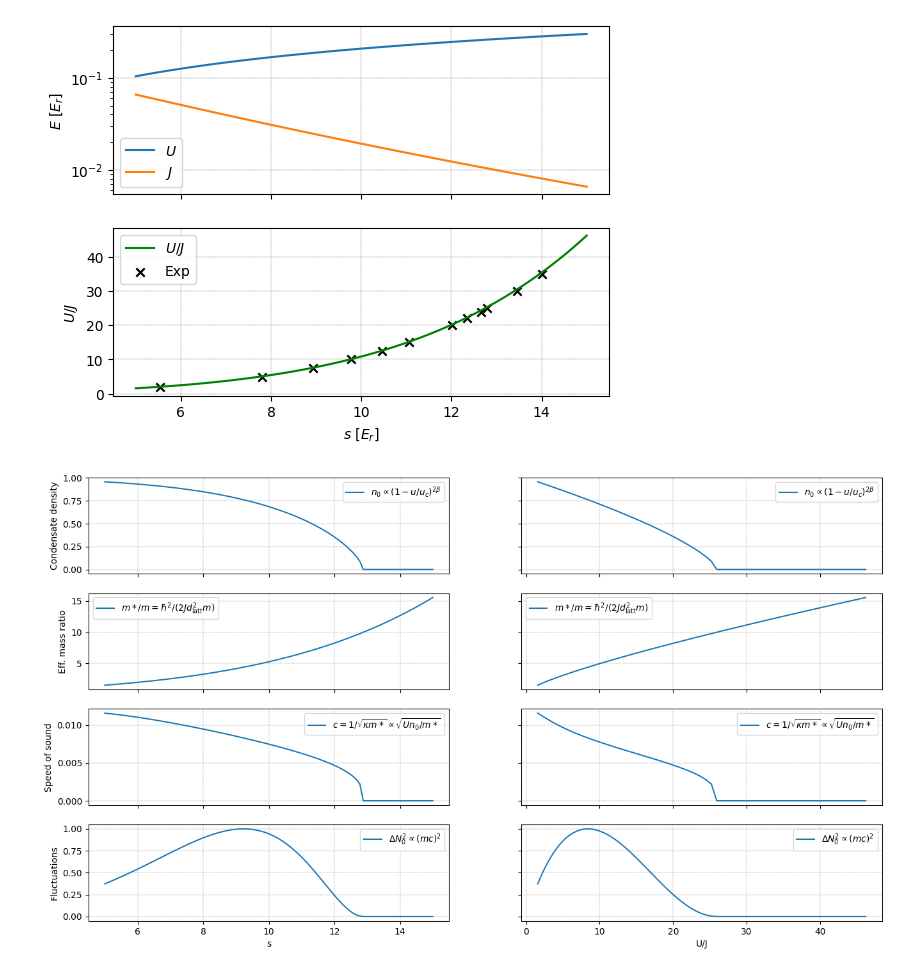
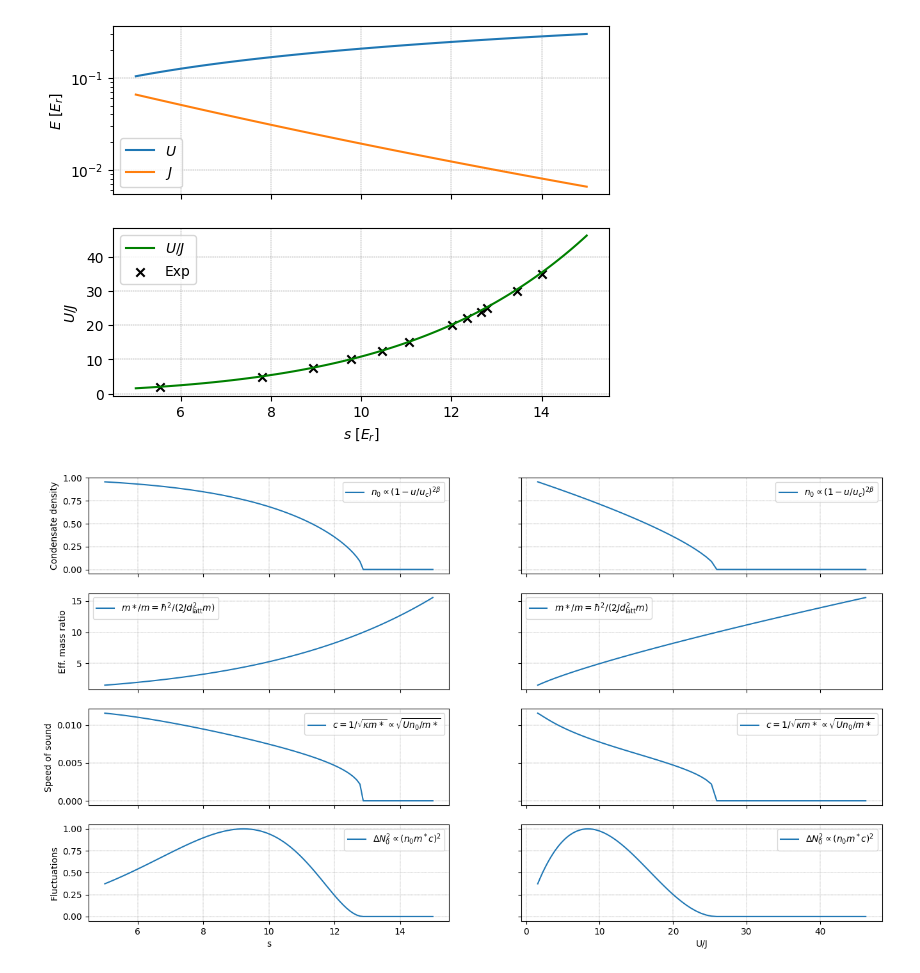
Before and after one commit to HeliumIOGS/Optical-Trap-Calculations, a Jupyter notebook: fluct_pred.ipynb, the cells around one changed output. Cells and saved outputs as stored; diff of their text form; code cells hidden in the pictures.

```diff
--- a/fluct_pred.ipynb
+++ b/fluct_pred.ipynb
@@ -165,32 +165,32 @@ for col_idx, x_ax in enumerate([sarr, uj['U/J']]):
         x_ax,
         fluct_params['eff_mass'] / m,
         label=r'$m*/m = \hbar ^2 / (2 J d_{\mathrm{latt}}^2 m)$'
         )
     axs[2][col_idx].plot(
         x_ax,
         fluct_params['speed_of_sound'],
         label=r'$c = 1 / \sqrt{\kappa m*} \propto \sqrt{U n_0 / m*}$'
         )
     axs[3][col_idx].plot(
         x_ax,
         fluct_params['fluct']/fluct_params['fluct'].max(),
-        label=r'$\Delta N_0^2 \propto (mc)^2$'
+        label=r'$\Delta N_0^2 \propto (n_0m^*c)^2$'
         )
     if col_idx == 0:
         axs[-1][col_idx].set_xlabel('s')
         axs[0][col_idx].set_ylabel('Condensate density')
         axs[1][col_idx].set_ylabel('Eff. mass ratio')
         axs[2][col_idx].set_ylabel('Speed of sound')
         axs[3][col_idx].set_ylabel('Fluctuations')
     elif col_idx == 1:
         axs[-1][col_idx].set_xlabel('U/J')
 for ax in axs.flatten():
     ax.legend()
     ax.set_axisbelow(True)
     ax.xaxis.grid(color='gray', linestyle='dashed', linewidth=0.3)
     ax.yaxis.grid(color='gray', linestyle='dashed', linewidth=0.3)
     ax.grid(visible=True)
 
 plt.show()
 # %% [output]
-[figure, old version]
+[figure, new version]
```
